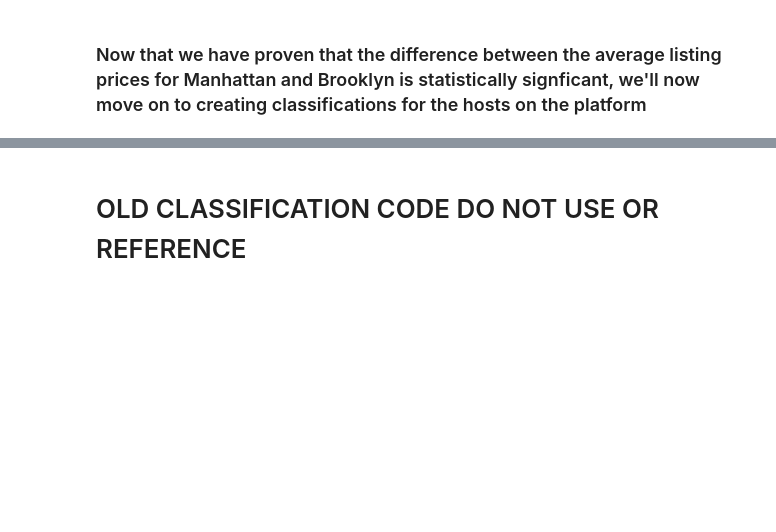
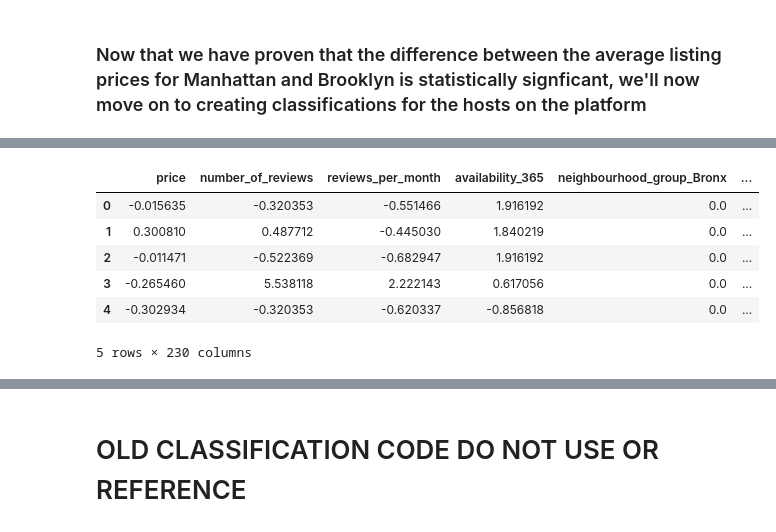
Before and after one commit to Adamb0lt/airbnb_data_analysis_and_DB_storage, a Jupyter notebook: NYC airbnb/airbnb_analysis_ML_redone.ipynb, the cells around one changed output, grey strips where cells are left out. Drawn from its saved outputs; the diff is of its cells as text; code cells hidden in the pictures; blank space fills up the shorter version.

```diff
--- a/NYC airbnb/airbnb_analysis_ML_redone.ipynb
+++ b/NYC airbnb/airbnb_analysis_ML_redone.ipynb
@@ -512,0 +581,15 @@ df.head()
+# %%
+# Standardize numerical features utilizing the mean and std of columns to have more appropriate values
+scaler = StandardScaler()
+X[['price', 'number_of_reviews', 'reviews_per_month', 'availability_365']] = scaler.fit_transform(X[['price', 'number_of_reviews', 'reviews_per_month', 'availability_365']])
+
+# values will be slightly different and that is because they are standardized
+X.head()
+# %% [output]
+|  | price | number_of_reviews | reviews_per_month | availability_365 | neighbourhood_group_Bronx | ... |
+| 0 | -0.015635 | -0.320353 | -0.551466 | 1.916192 | 0.0 | ... |
+| 1 | 0.300810 | 0.487712 | -0.445030 | 1.840219 | 0.0 | ... |
+| 2 | -0.011471 | -0.522369 | -0.682947 | 1.916192 | 0.0 | ... |
+| 3 | -0.265460 | 5.538118 | 2.222143 | 0.617056 | 0.0 | ... |
+| 4 | -0.302934 | -0.320353 | -0.620337 | -0.856818 | 0.0 | ... |
+5 rows × 230 columns
```
Also changed, not shown: parts of 11 cells of this notebook.
